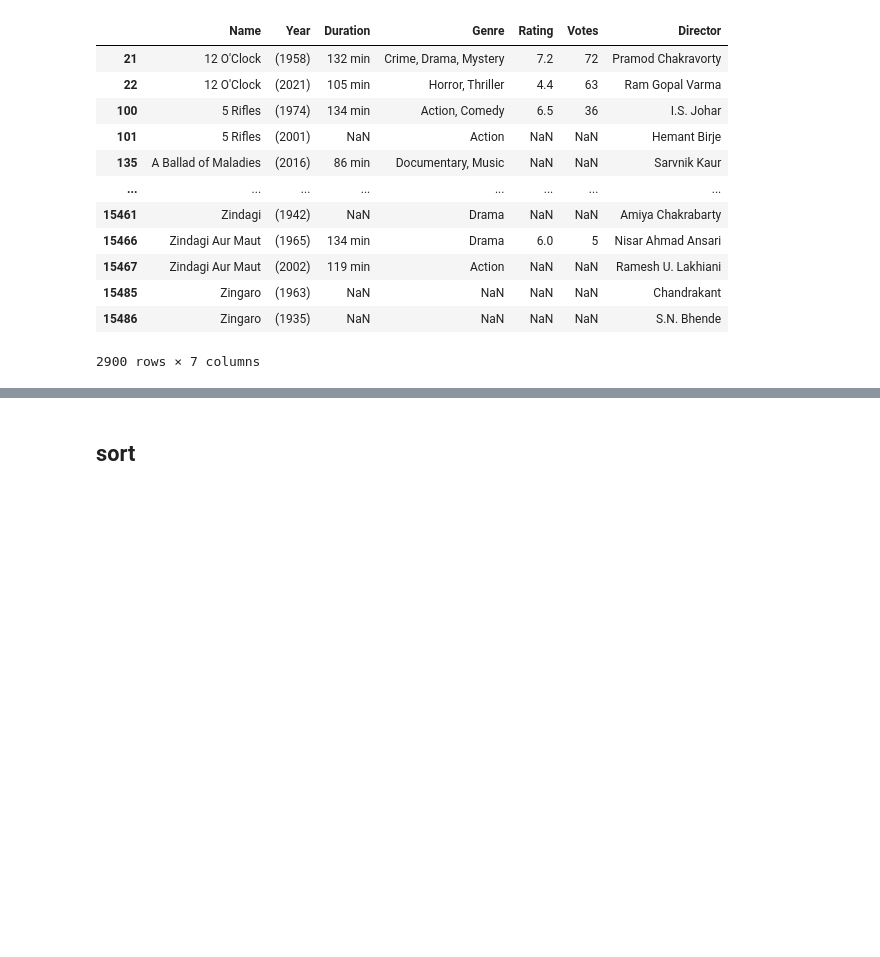
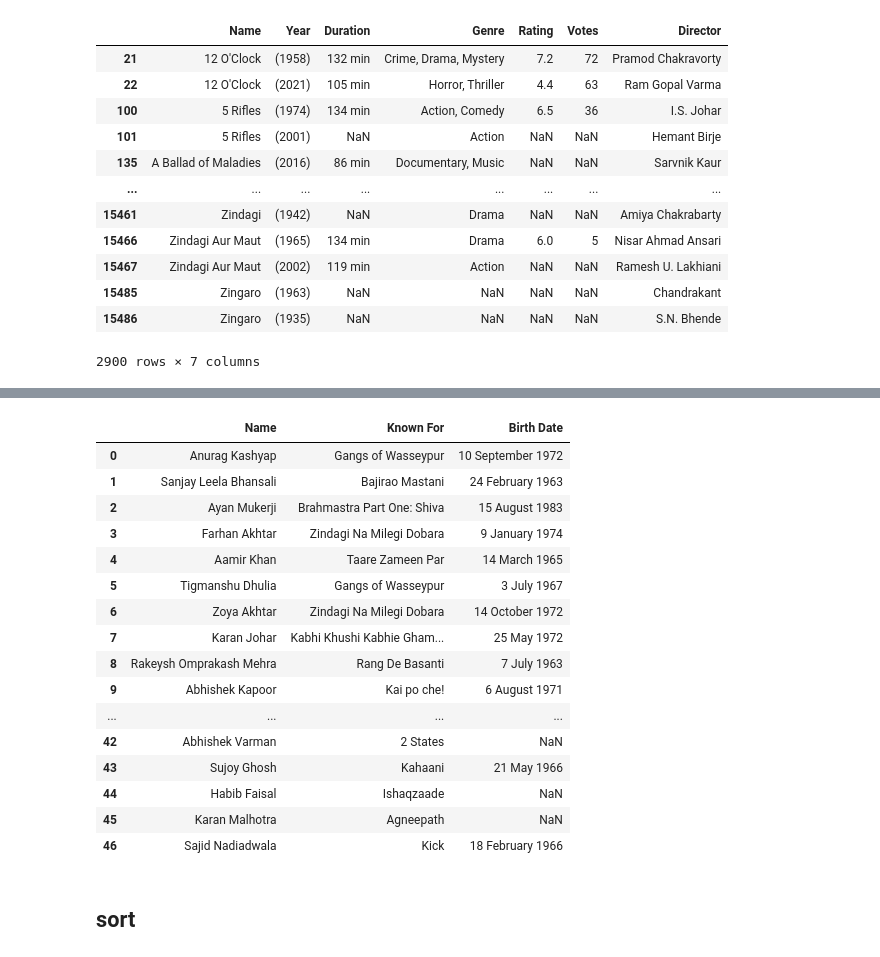
Before and after one commit to RatchanonPa/python_dataviz2024, a Jupyter notebook: Pandas102_2024.ipynb, the cells around one changed output, grey strips where cells are left out. Drawn from its saved outputs; the diff is of its cells as text; code cells hidden in the pictures; blank space fills up the shorter version.

```diff
--- a/Pandas102_2024.ipynb
+++ b/Pandas102_2024.ipynb
@@ -244,3 +219,23 @@ pd.merge(data_director_sm, data_india_sm, left_on='Known For', right_on='Name')
+# %%
+data_director_sm
+# %% [output]
+|  | Name | Known For | Birth Date |
+| 0 | Anurag Kashyap | Gangs of Wasseypur | 10 September 1972 |
+| 1 | Sanjay Leela Bhansali | Bajirao Mastani | 24 February 1963 |
+| 2 | Ayan Mukerji | Brahmastra Part One: Shiva | 15 August 1983 |
+| 3 | Farhan Akhtar | Zindagi Na Milegi Dobara | 9 January 1974 |
+| 4 | Aamir Khan | Taare Zameen Par | 14 March 1965 |
+| 5 | Tigmanshu Dhulia | Gangs of Wasseypur | 3 July 1967 |
+| 6 | Zoya Akhtar | Zindagi Na Milegi Dobara | 14 October 1972 |
+| 7 | Karan Johar | Kabhi Khushi Kabhie Gham... | 25 May 1972 |
+| 8 | Rakeysh Omprakash Mehra | Rang De Basanti | 7 July 1963 |
+| 9 | Abhishek Kapoor | Kai po che! | 6 August 1971 |
+| ... | ... | ... | ... |
+| 42 | Abhishek Varman | 2 States | NaN |
+| 43 | Sujoy Ghosh | Kahaani | 21 May 1966 |
+| 44 | Habib Faisal | Ishaqzaade | NaN |
+| 45 | Karan Malhotra | Agneepath | NaN |
+| 46 | Sajid Nadiadwala | Kick | 18 February 1966 |
 # %% [markdown]
 ## sort
 # %%
```
Also changed, not shown: parts of 22 cells of this notebook.
